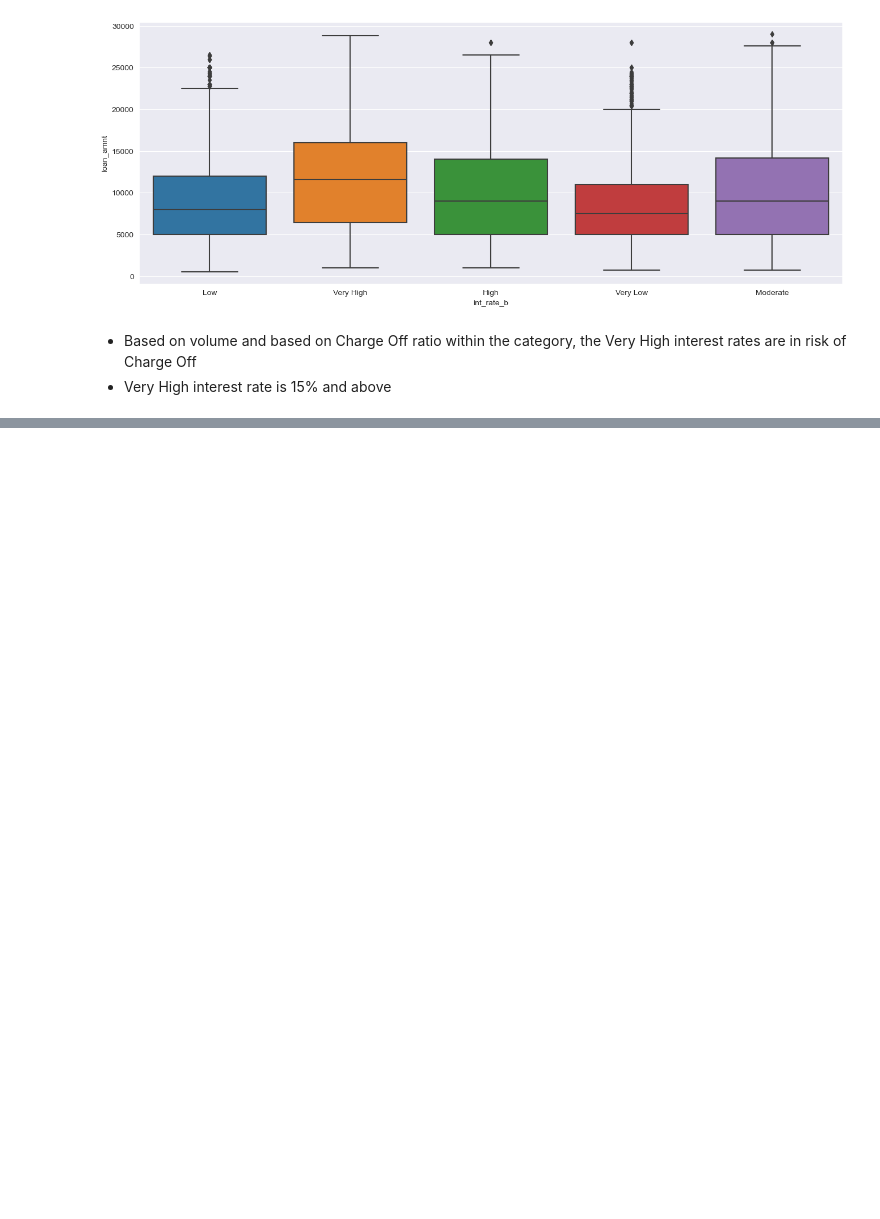
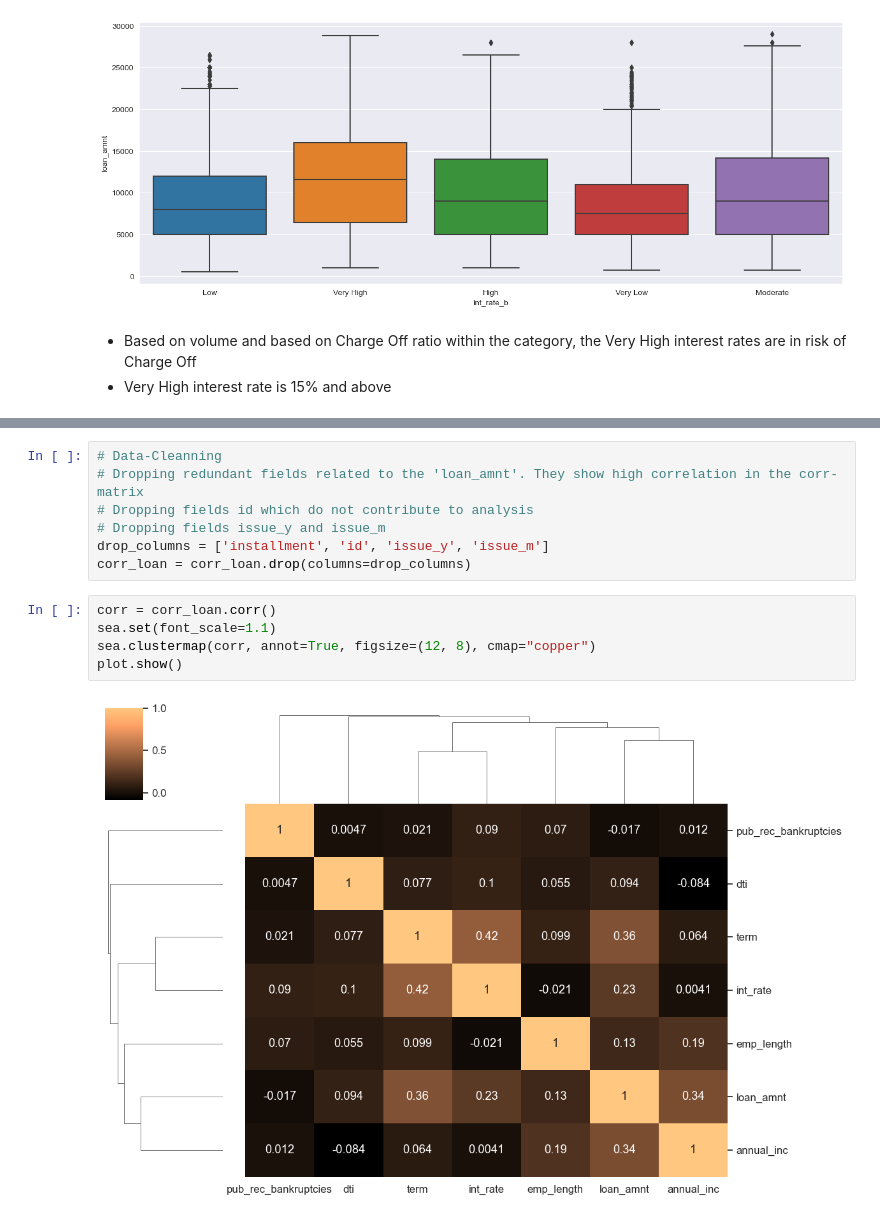
Before and after one commit to manikUpgrad/lending-club, a Jupyter notebook: manik_bajaj.ipynb, the cells around one changed output, grey strips where cells are left out. Drawn from its saved outputs; the diff is of its cells as text; blank space fills up the shorter version.

```diff
--- a/manik_bajaj.ipynb
+++ b/manik_bajaj.ipynb
@@ -1392,0 +1425,14 @@ plot.show()
+# %%
+# Data-Cleanning
+# Dropping redundant fields related to the 'loan_amnt'. They show high correlation in the corr-matrix
+# Dropping fields id which do not contribute to analysis
+# Dropping fields issue_y and issue_m
+drop_columns = ['installment', 'id', 'issue_y', 'issue_m']
+corr_loan = corr_loan.drop(columns=drop_columns)
+# %%
+corr = corr_loan.corr()
+sea.set(font_scale=1.1)
+sea.clustermap(corr, annot=True, figsize=(12, 8), cmap="copper")
+plot.show()
+# %% [output]
+[figure, added]
```
Also changed, not shown: parts of 11 cells of this notebook.
